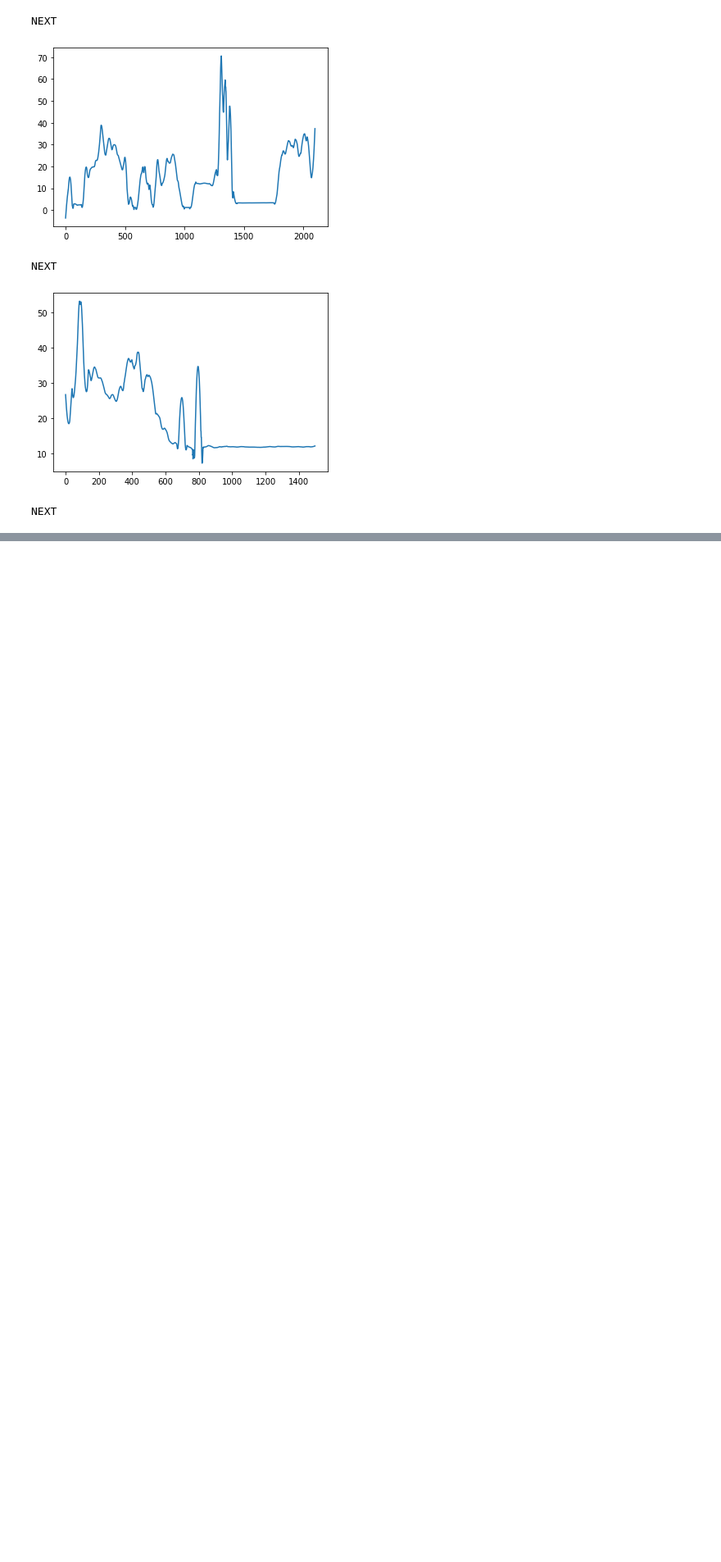
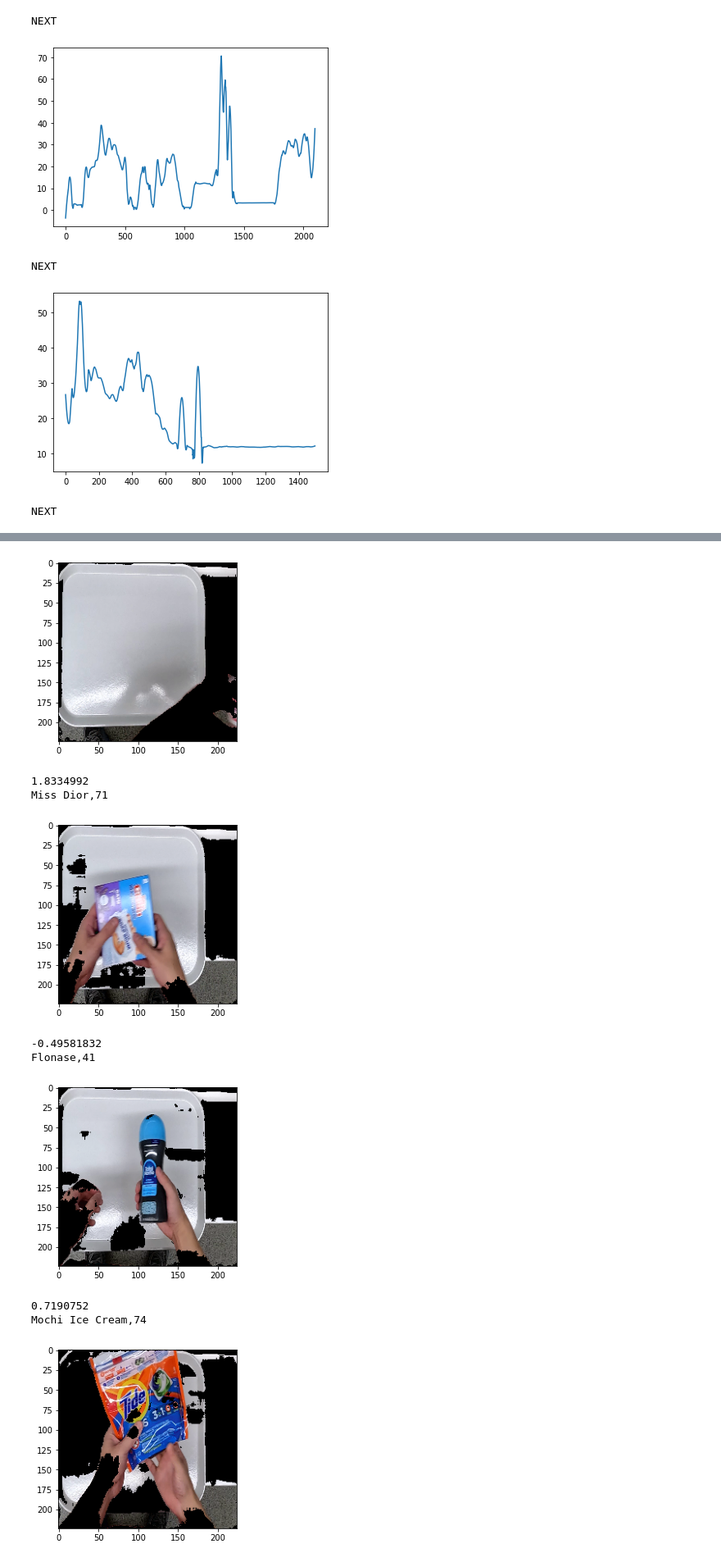
Before and after one commit to acc-track-4/classification-pipeline-2, a Jupyter notebook: notebooks/inference.ipynb, the cells around one changed output, grey strips where cells are left out. Shown at 82% size. Saved outputs shown, nothing was run; the diff lists cells and outputs as text; code cells hidden in the pictures; blank space fills up the shorter version.

```diff
--- a/notebooks/inference.ipynb
+++ b/notebooks/inference.ipynb
@@ -12,7 +46,7 @@ model.load_state_dict(trained_model["model_state_dict"])
 # %% [output]
 <All keys matched successfully>
 # %%
-with open("labels.txt") as f:
+with open("../labels.txt") as f:
     prod = []
     for line in f.readlines():
         prod.append(line)
@@ -123,12 +157,13 @@ import cv2
 from tqdm import tqdm
 import matplotlib.pyplot as plt
 
+video_location = "../test-videos/"
 videos = ["testA_1.mp4","testA_2.mp4","testA_3.mp4","testA_4.mp4","testA_5.mp4",]
 images_list = []
 ratios_list = []
 
 for video in videos:
-  vidcap = cv2.VideoCapture(video)
+  vidcap = cv2.VideoCapture(video_location+video)
   fps = vidcap.get(cv2.CAP_PROP_FPS)
   frame_count = int(vidcap.get(cv2.CAP_PROP_FRAME_COUNT))
   resized_image = []
@@ -196,30 +231,3 @@ NEXT
 NEXT
 [figure]
 NEXT
-# %%
-def infer_frame(frame, model):
-   img = Image.fromarray(frame).convert('RGB')
-   mean = [0.485, 0.456, 0.406]
-   std = [0.229, 0.224, 0.225]
-   test_transforms = timm.data.create_transform(
-      input_size=224, mean=mean, std=std
-   )
-   img_normalized = test_transforms(img).float()
-   img_normalized = img_normalized.unsqueeze_(0)
-   img_normalized = img_normalized.to("cpu")
-   with torch.no_grad():
-      model.eval()
-      output =model(img_normalized)
-      return output.data.cpu().numpy().argmax()+1
-
-video_id = []
-object_id = []
-timestamp = []
-for idx in range(len(images_with_object)):
-    for image,frame in images_with_object[idx]:
-         video_id.append(idx+1)
-         object_id.append(infer_frame(image, model))
-         plt.imshow(image)
-         plt.show()
-         print(prod[infer_frame(image,model)-1])
-         timestamp.append(int(frame/60))
@@ -239,0 +417,23 @@ Dreft Scent Beads,37
+# %%
+
+video_id = []
+object_id = []
+timestamp = []
+for idx in range(len(images_with_object)):
+    for image,frame in images_with_object[idx]:
+        video_id.append(idx+1)
+        output = infer_frame(image, model)
+        object_id.append(output)
+        print(prod[output-1])
+        timestamp.append(int(frame/60))
+# %% [output]
+[figure, added]
+1.8334992
+Miss Dior,71
+[figure, added]
+-0.49581832
+Flonase,41
+[figure, added]
+0.7190752
+Mochi Ice Cream,74
+[figure, added]
```
Also changed, not shown: parts of 8 cells of this notebook, 6 other files.
